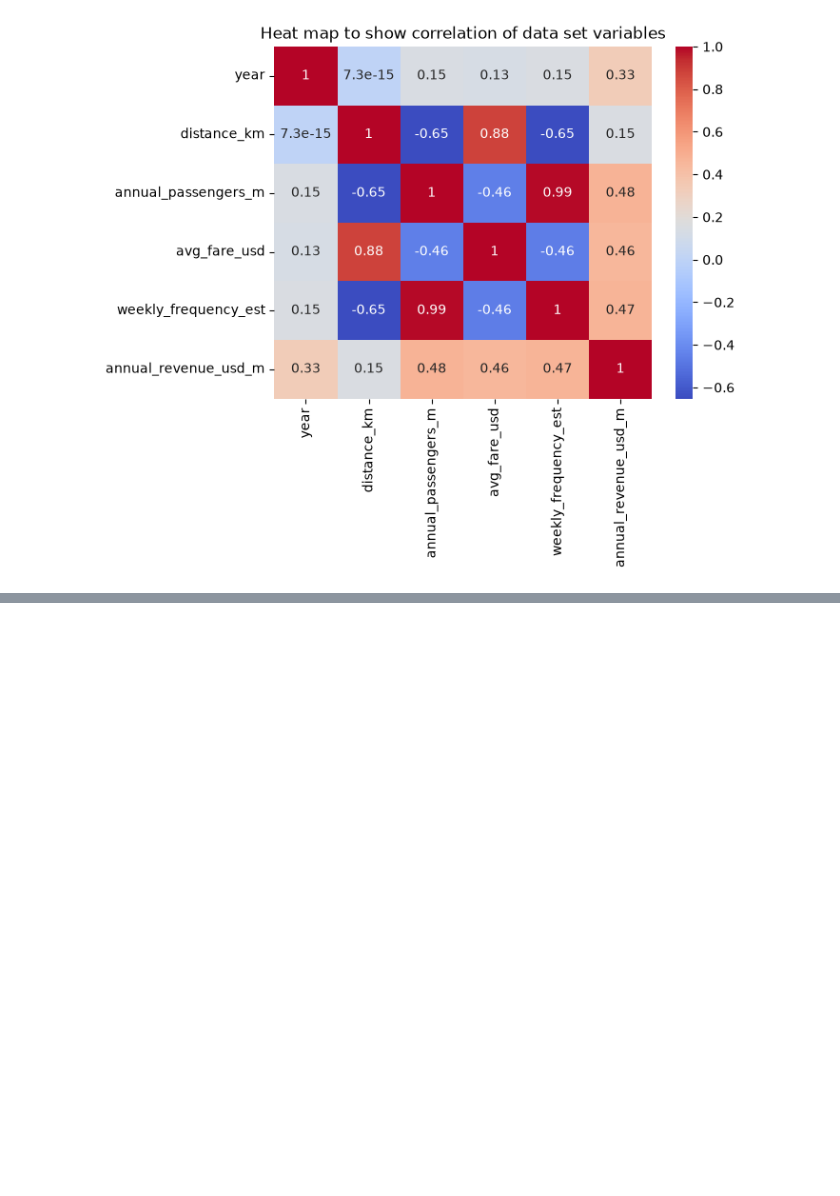
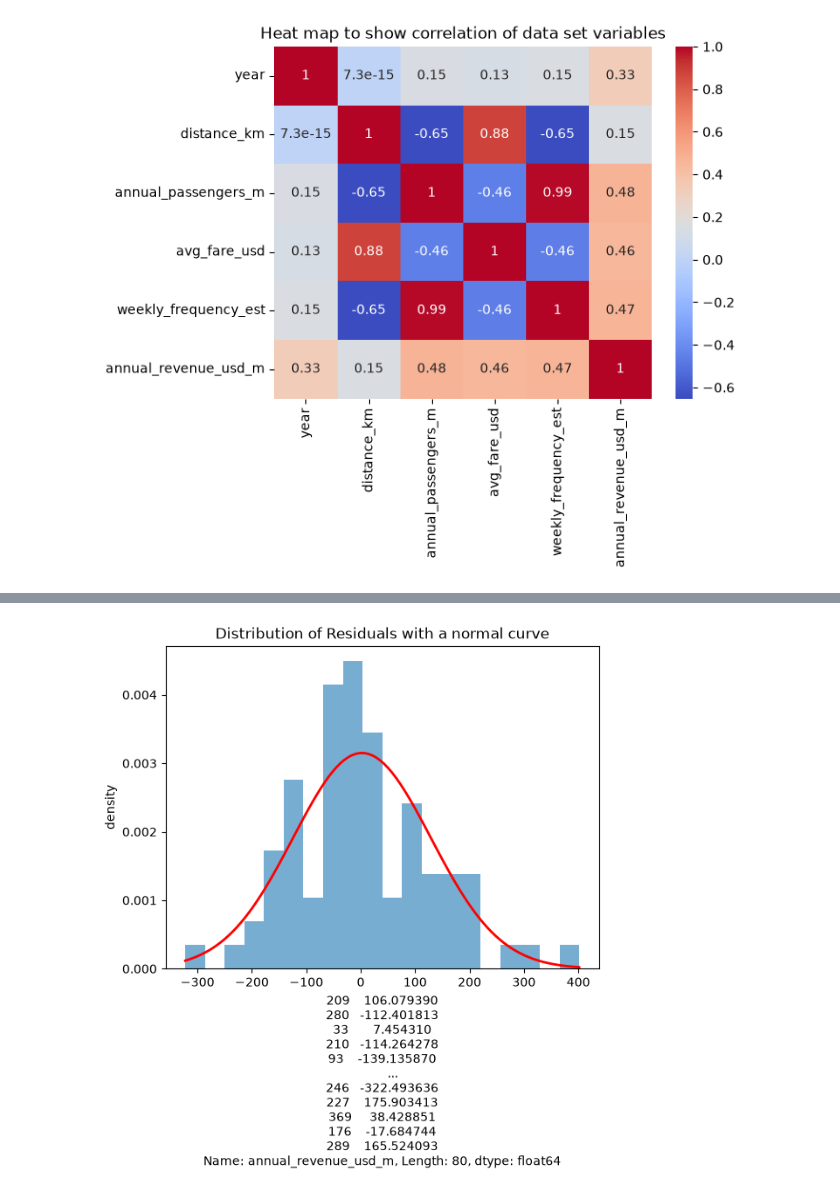
Before and after one commit to eliudi-tonda/airline-revenue, a Jupyter notebook: revenue_prediction.ipynb, the cells around one changed output, grey strips where cells are left out. Saved outputs shown, nothing was run; the diff lists cells and outputs as text; code cells hidden in the pictures; blank space fills up the shorter version.

```diff
--- a/revenue_prediction.ipynb
+++ b/revenue_prediction.ipynb
@@ -130,0 +193,18 @@ ValueError: With n_samples=1, test_size=0.2 and train_size=None, the resulting t
+# %%
+# Histogram of residuals and standard deviation
+plt.title('Distribution of Residuals with a normal curve')
+plt.hist( residuals , bins = 20 , density = True , alpha = 0.6 )
+
+# calculating mean and standard deviation
+mu , sigma = norm.fit(residuals)
+
+#plot a normal distribution curve
+x = np.linspace( residuals.min() , residuals.max() , 100 )
+y = norm.pdf( x , mu , sigma )
+plt.plot(x , y , 'r-' , linewidth = 2 )
+
+plt.xlabel(residuals)
+plt.ylabel('density')
+plt.show()
+# %% [output]
+[figure, added]
```
Also changed, not shown: parts of 16 cells of this notebook, 1 other file.
